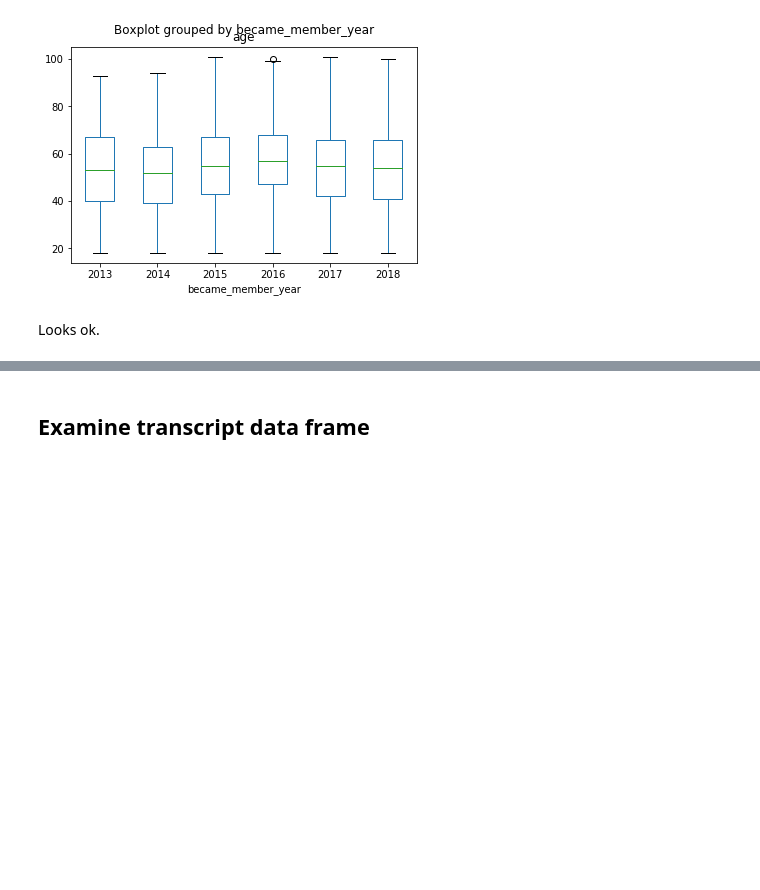
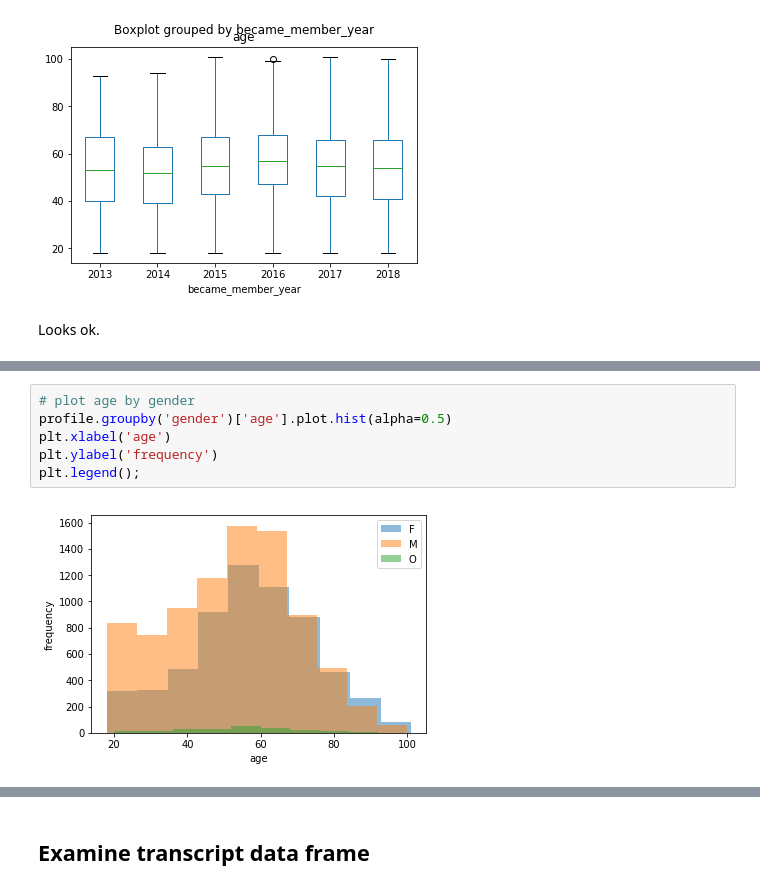
Before and after one commit to a1pat/Starbucks-Capstone, a Jupyter notebook: Starbucks_Capstone_notebook.ipynb, the cells around one changed output, grey strips where cells are left out. Cells and saved outputs as stored; diff of their text form; blank space fills up the shorter version.

```diff
--- a/Starbucks_Capstone_notebook.ipynb
+++ b/Starbucks_Capstone_notebook.ipynb
@@ -340,0 +374,8 @@ Looks ok.
+# %%
+# plot age by gender
+profile.groupby('gender')['age'].plot.hist(alpha=0.5)
+plt.xlabel('age')
+plt.ylabel('frequency')
+plt.legend();
+# %% [output]
+[figure, added]
```
Also changed, not shown: parts of 8 cells of this notebook.
